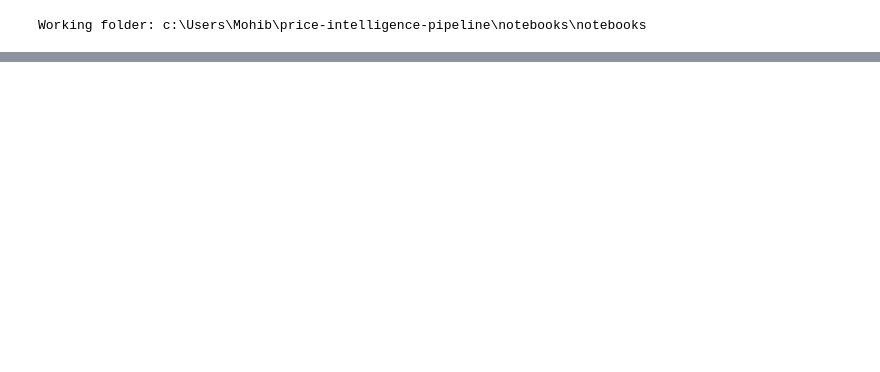
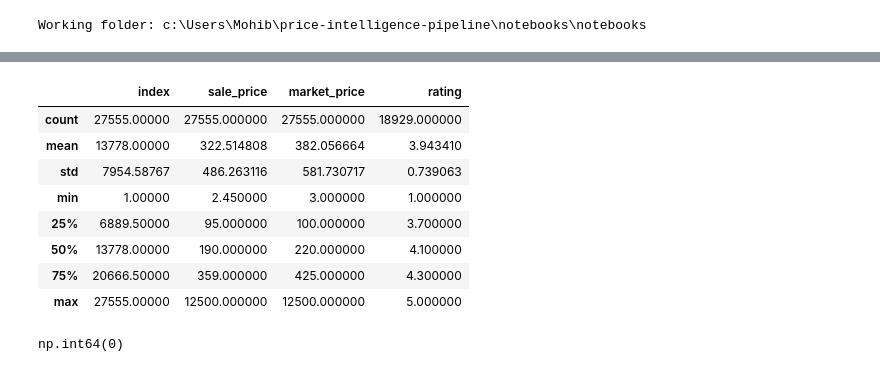
Before and after one commit to nimra-maker/price-intelligence-pipeline, a Jupyter notebook: notebooks/notebooks/01_explore.ipynb, the cells around one changed output, grey strips where cells are left out. Saved outputs shown, nothing was run; the diff lists cells and outputs as text; code cells hidden in the pictures; blank space fills up the shorter version.

```diff
--- a/notebooks/notebooks/01_explore.ipynb
+++ b/notebooks/notebooks/01_explore.ipynb
@@ -54,0 +73,16 @@ Loaded: BigBasket Products.csv
+# %%
+df.describe()
+# %% [output]
+|  | index | sale_price | market_price | rating |
+| count | 27555.00000 | 27555.000000 | 27555.000000 | 18929.000000 |
+| mean | 13778.00000 | 322.514808 | 382.056664 | 3.943410 |
+| std | 7954.58767 | 486.263116 | 581.730717 | 0.739063 |
+| min | 1.00000 | 2.450000 | 3.000000 | 1.000000 |
+| 25% | 6889.50000 | 95.000000 | 100.000000 | 3.700000 |
+| 50% | 13778.00000 | 190.000000 | 220.000000 | 4.100000 |
+| 75% | 20666.50000 | 359.000000 | 425.000000 | 4.300000 |
+| max | 27555.00000 | 12500.000000 | 12500.000000 | 5.000000 |
+# %%
+df.duplicated().sum()
+# %% [output]
+np.int64(0)
```
Also changed, not shown: parts of 18 cells of this notebook, 1 other file.
